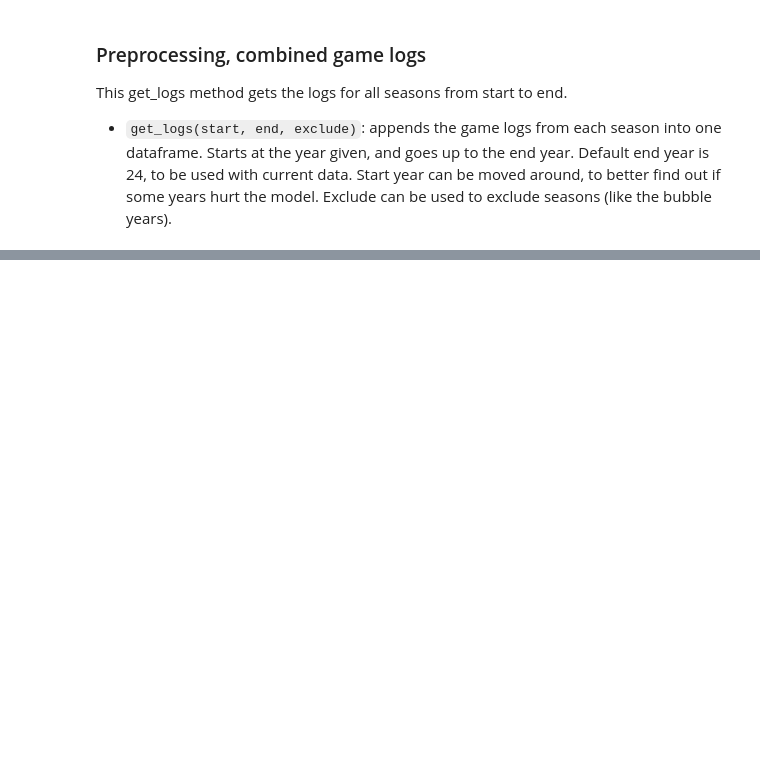
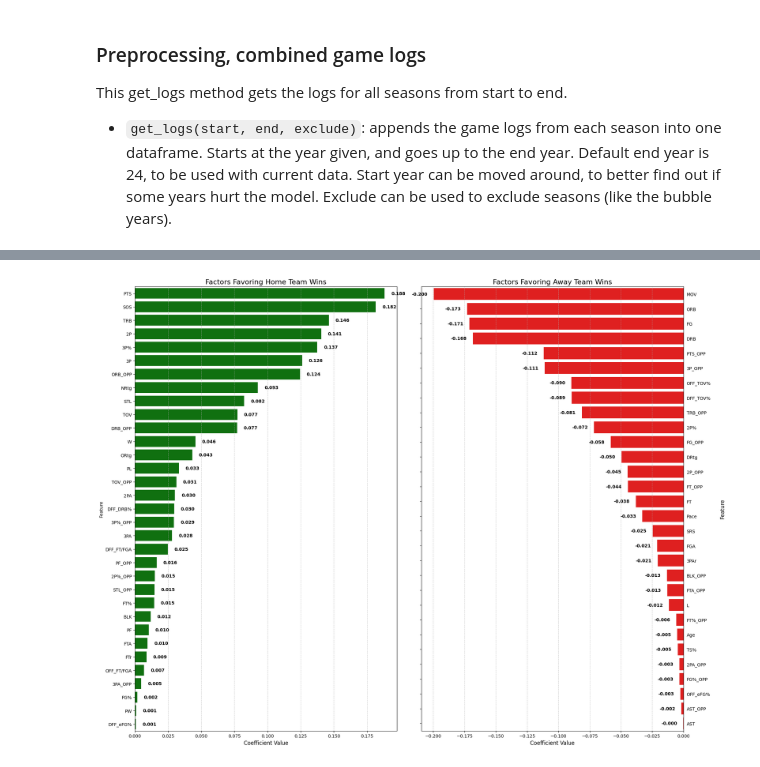
Before and after one commit to mamamia5x/NBA, a Jupyter notebook: final.ipynb, the cells around one changed output, grey strips where cells are left out. Saved outputs shown, nothing was run; the diff lists cells and outputs as text; code cells hidden in the pictures; blank space fills up the shorter version.

Commit message:
Add data and visualization

```diff
--- a/final.ipynb
+++ b/final.ipynb
@@ -257,0 +237,3 @@ Finished 9
+# %%
+dataset = get_logs(0, 24, verbal=True)
+dataset
@@ -257,0 +308,9 @@ Finished 9
+# %%
+X_train, X_test, y_train, y_test = train_test_split(X, y, test_size=.3)
+keep = stat_df[stat_df.significant].index.to_list()
+log = LogisticRegression(max_iter=10000)
+log.fit(X_train[keep], y_train)
+predict = log.predict(X_test[keep])
+
+print("Testing accuracy: ", accuracy_score(y_test, predict))
+print("F1 score: ", f1_score(y_test, predict))
@@ -257,0 +320,8 @@ Finished 9
+# %%
+features = pd.DataFrame({
+  'Feature': X[keep].columns,
+  'Coefficient': log.coef_[0]
+})
+features = features.sort_values(by='Coefficient', key=abs, ascending=False)
+with pd.option_context('display.max_rows', None):
+  display(features)
@@ -257,0 +346,32 @@ Finished 9
+# %%
+# Create two separate plots for positive and negative coefficients
+plt.figure(figsize=(20, 15))
+
+# Positive coefficients (factors favoring home team)
+plt.subplot(1, 2, 1)
+pos_features = features[features['Coefficient'] > 0]
+sns.barplot(x='Coefficient', y='Feature', data=pos_features, color='green')
+plt.title('Factors Favoring Home Team Wins', fontsize=16)
+plt.xlabel('Coefficient Value', fontsize=12)
+for i, v in enumerate(pos_features['Coefficient']):
+    plt.text(v + 0.005, i, f'{v:.3f}', va='center', fontweight='bold')
+plt.grid(axis='x', linestyle='--', alpha=0.7)
+
+# Negative coefficients (factors favoring away team)
+plt.subplot(1, 2, 2)
+neg_features = features[features['Coefficient'] < 0]
+neg_features = neg_features.sort_values(by='Coefficient', ascending=True)
+sns.barplot(x='Coefficient', y='Feature', data=neg_features, color='red')
+plt.ylabel('Feature', fontsize=12, labelpad=20)
+plt.gca().yaxis.set_label_position("right")
+plt.title('Factors Favoring Away Team Wins', fontsize=16)
+plt.xlabel('Coefficient Value', fontsize=12)
+for i, v in enumerate(neg_features['Coefficient']):
+    plt.text(v - .005, i, f'{v:.3f}', va='center', ha='right', fontweight='bold')
+plt.grid(axis='x', linestyle='--', alpha=0.7)
+plt.tick_params(axis='y', labelright=True, labelleft=False)
+
+plt.tight_layout()
+plt.show()
+# %% [output]
+[figure, added]
```
Also changed, not shown: parts of 7 cells of this notebook, 28 other files.
